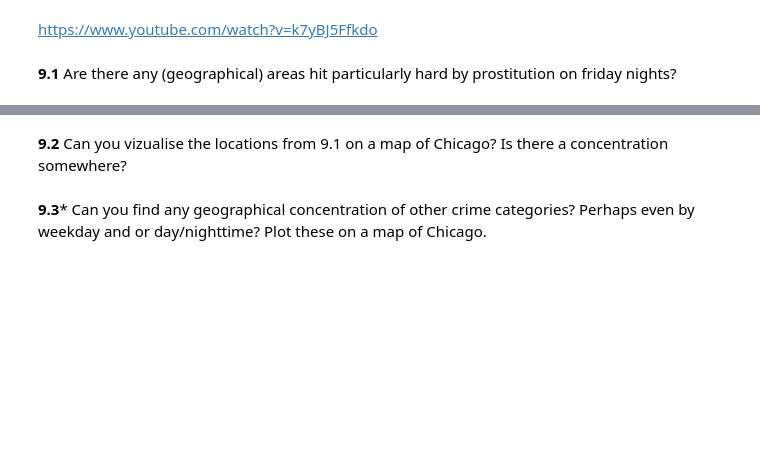
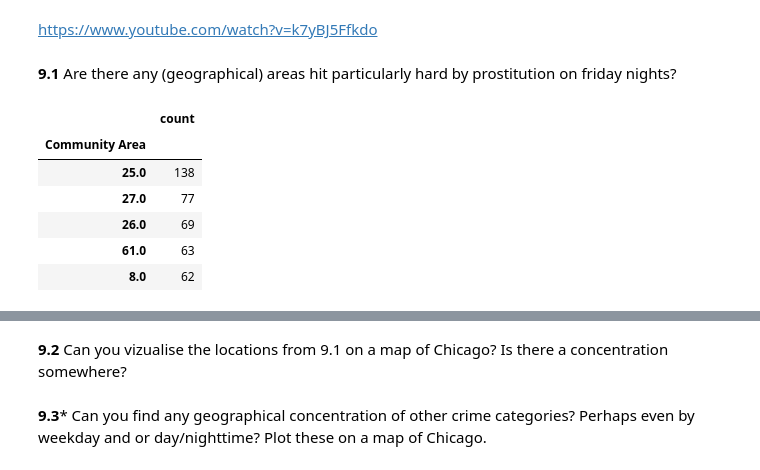
Before and after one commit to SVMino53/aiM24_Databehandling_Inlamning, a Jupyter notebook: Isak_Forsberg_databehandling.ipynb, the cells around one changed output, grey strips where cells are left out. Saved outputs shown, nothing was run; the diff lists cells and outputs as text; code cells hidden in the pictures; blank space fills up the shorter version.

```diff
--- a/chicago.ipynb
+++ b/Isak_Forsberg_databehandling.ipynb
@@ -741,3 +722,17 @@ plt.show()
 https://www.youtube.com/watch?v=k7yBJ5Ffkdo
 # %% [markdown]
 **9.1** Are there any (geographical) areas hit particularly hard by prostitution on friday nights?
+# %%
+prostitution_mask = chicago_crime_2001_to_2024_df["Primary Type"] == "PROSTITUTION"
+friday_mask = chicago_crime_2008_to_2012_df["Date"].dt.weekday == 4
+night_mask = ~chicago_crime_2008_to_2012_df["Date"].dt.hour.between(6, 17)
+community_area_prostitution_counts = chicago_crime_2001_to_2024_df[prostitution_mask & friday_mask & night_mask]["Community Area"].value_counts()
+pd.DataFrame(community_area_prostitution_counts).head()
+# %% [output]
+|  | count |
+| Community Area |  |
+| 25.0 | 138 |
+| 27.0 | 77 |
+| 26.0 | 69 |
+| 61.0 | 63 |
+| 8.0 | 62 |
```
Also changed, not shown: parts of 15 cells of this notebook.
